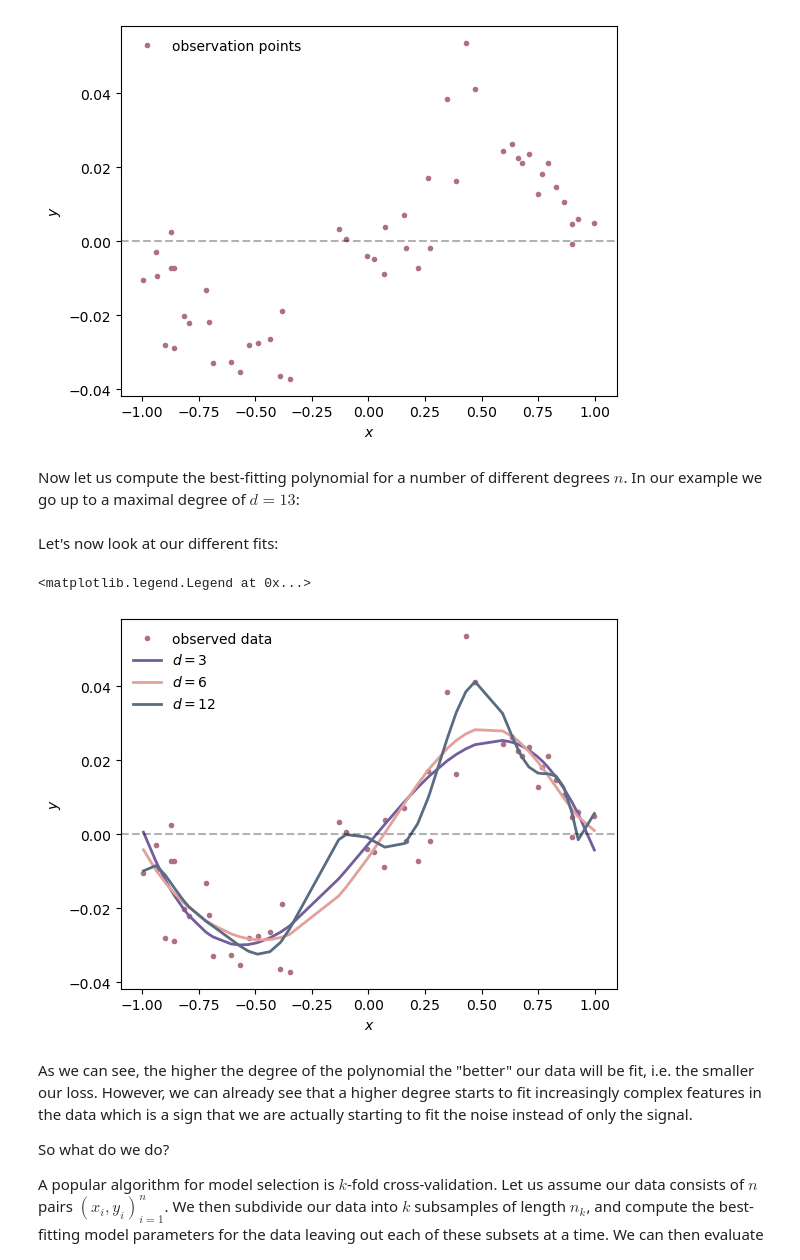
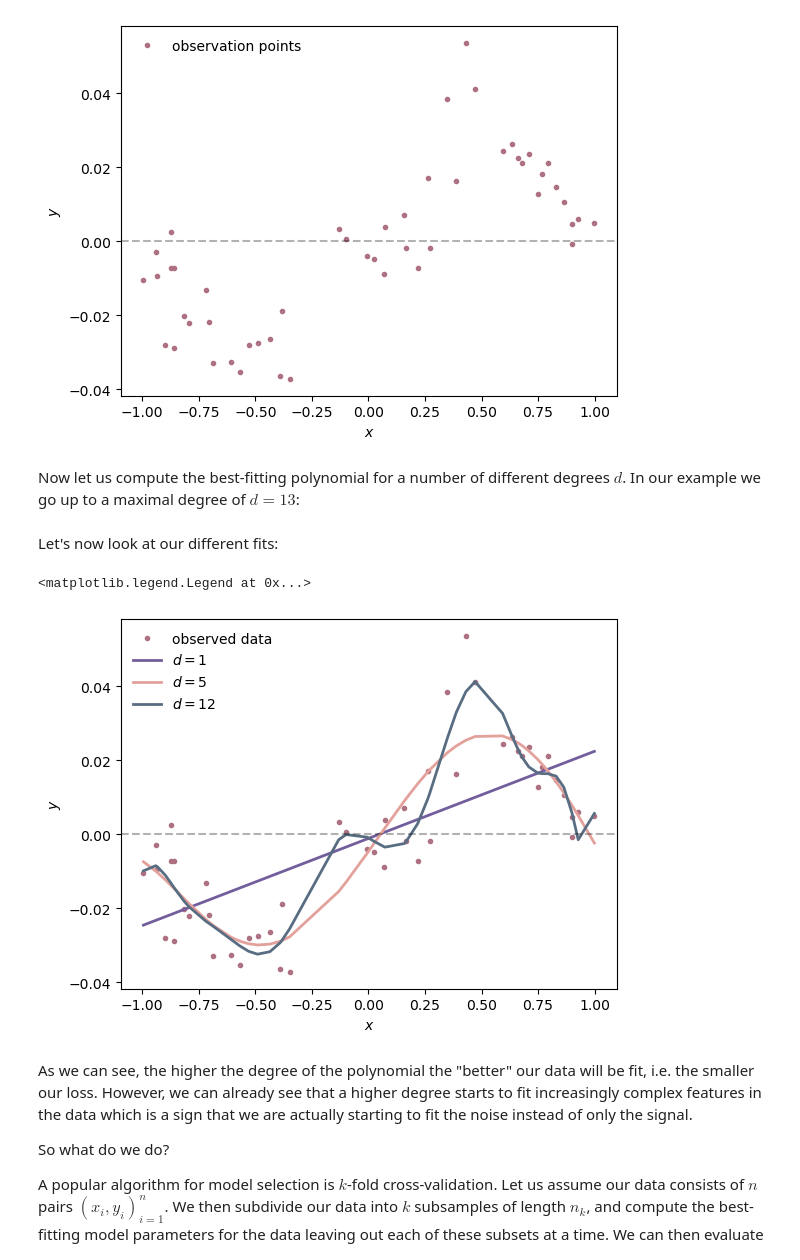
Before and after one commit to hou-physics/stat_methods_AIfA_2024_group_07, a Jupyter notebook: lecture_05/L05_least-squares.ipynb, the cells around one changed output. Cells and saved outputs as stored; diff of their text form; code cells hidden in the pictures.

```diff
--- a/lecture_05/L05_least-squares.ipynb
+++ b/lecture_05/L05_least-squares.ipynb
@@ -143,7 +142,7 @@ plt.ylabel(r'$y$')
 Text(0, 0.5, '$y$')
 [figure]
 # %% [markdown]
-Now let us compute the best-fitting polynomial for a number of different degrees $n$. In our example we go up to a maximal degree of $d=13$:
+Now let us compute the best-fitting polynomial for a number of different degrees $d$. In our example we go up to a maximal degree of $d=13$:
 # %%
 def polynom_fit(xi, yi, deg):
     """
@@ -180,17 +179,17 @@ Let's now look at our different fits:
 # %%
 sorted_ind = np.argsort(x)
 
 plt.plot(x, y, '.', c='#AE7182', label='observed data')
-plt.plot(x[sorted_ind], fit[2][sorted_ind], color='#725e9c', label=r'$d={}$'.format(3), linewidth=2)
-plt.plot(x[sorted_ind], fit[5][sorted_ind], color='#e3a19c', label=r'$d={}$'.format(6), linewidth=2)
+plt.plot(x[sorted_ind], fit[0][sorted_ind], color='#725e9c', label=r'$d={}$'.format(1), linewidth=2)
+plt.plot(x[sorted_ind], fit[4][sorted_ind], color='#e3a19c', label=r'$d={}$'.format(5), linewidth=2)
 plt.plot(x[sorted_ind], fit[11][sorted_ind], color='#596d82', label=r'$d={}$'.format(12), linewidth=2)
 plt.axhline(0, c='k', linestyle='--', alpha=0.3)
 plt.xlabel(r'$x$')
 plt.ylabel(r'$y$')
 plt.legend(frameon=False, loc='upper left')
 # %% [output]
 <matplotlib.legend.Legend at 0x...>
-[figure, old version]
+[figure, new version]
 # %% [markdown]
 As we can see, the higher the degree of the polynomial the "better" our data will be fit, i.e. the smaller our loss. However, we can already see that a higher degree starts to fit increasingly complex features in the data which is a sign that we are actually starting to fit the noise instead of only the signal.
 
```
Also changed, not shown: parts of 6 cells of this notebook.
